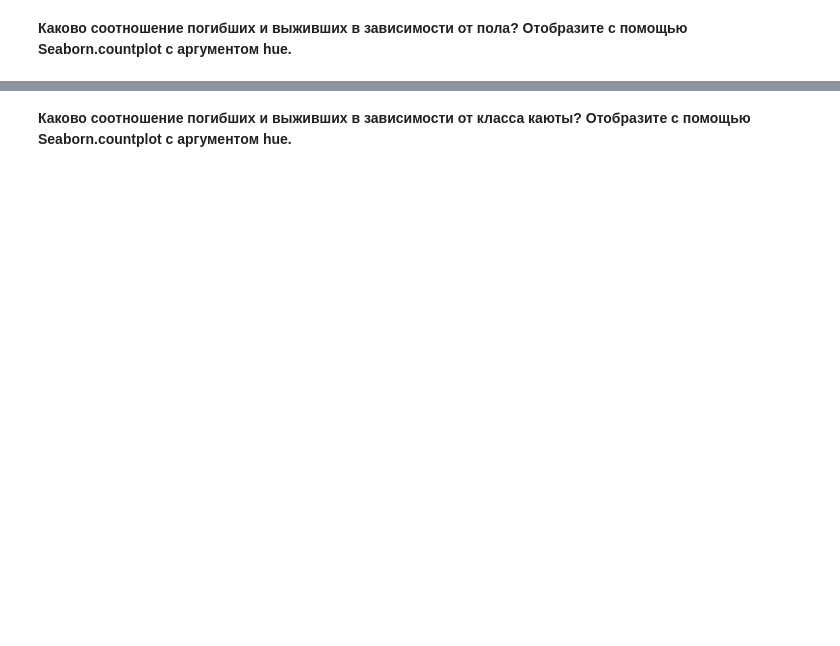
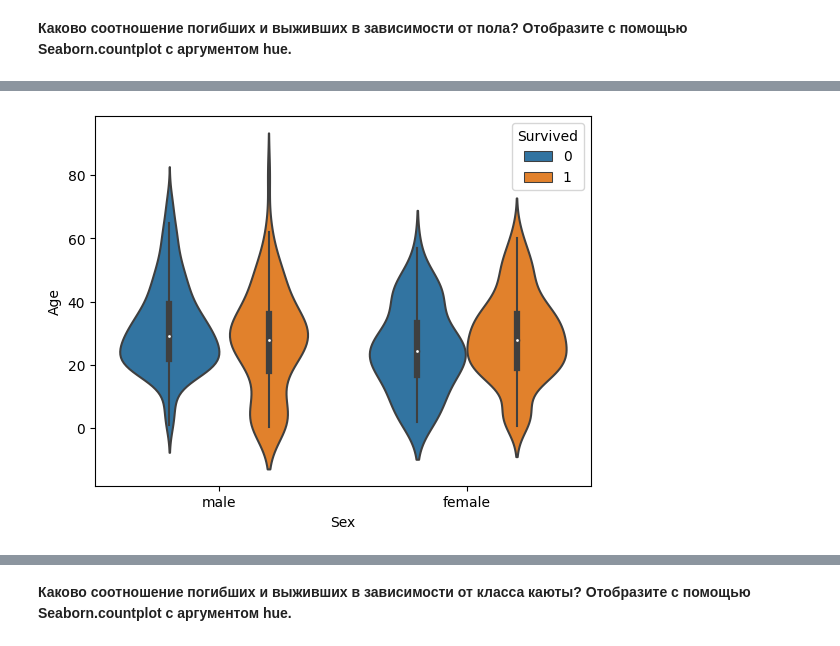
Before and after one commit to Zetis659/mlcourse.ai, a Jupyter notebook: Lessons/Lesson2 Visualisation/lesson2_practice_visual_titanic.ipynb, the cells around one changed output, grey strips where cells are left out. Drawn from its saved outputs; the diff is of its cells as text; code cells hidden in the pictures; blank space fills up the shorter version.

```diff
--- a/Lessons/Lesson2 Visualisation/lesson2_practice_visual_titanic.ipynb
+++ b/Lessons/Lesson2 Visualisation/lesson2_practice_visual_titanic.ipynb
@@ -239,0 +130,5 @@ Name: Fare_no_out, Length: 891, dtype: float64
+# %%
+# Распределение по возрасту
+sns.violinplot(x=train_df['Sex'], y=train_df['Age'], hue=train_df['Survived']);
+# %% [output]
+[figure, added]
```
Also changed, not shown: parts of 28 cells of this notebook.
